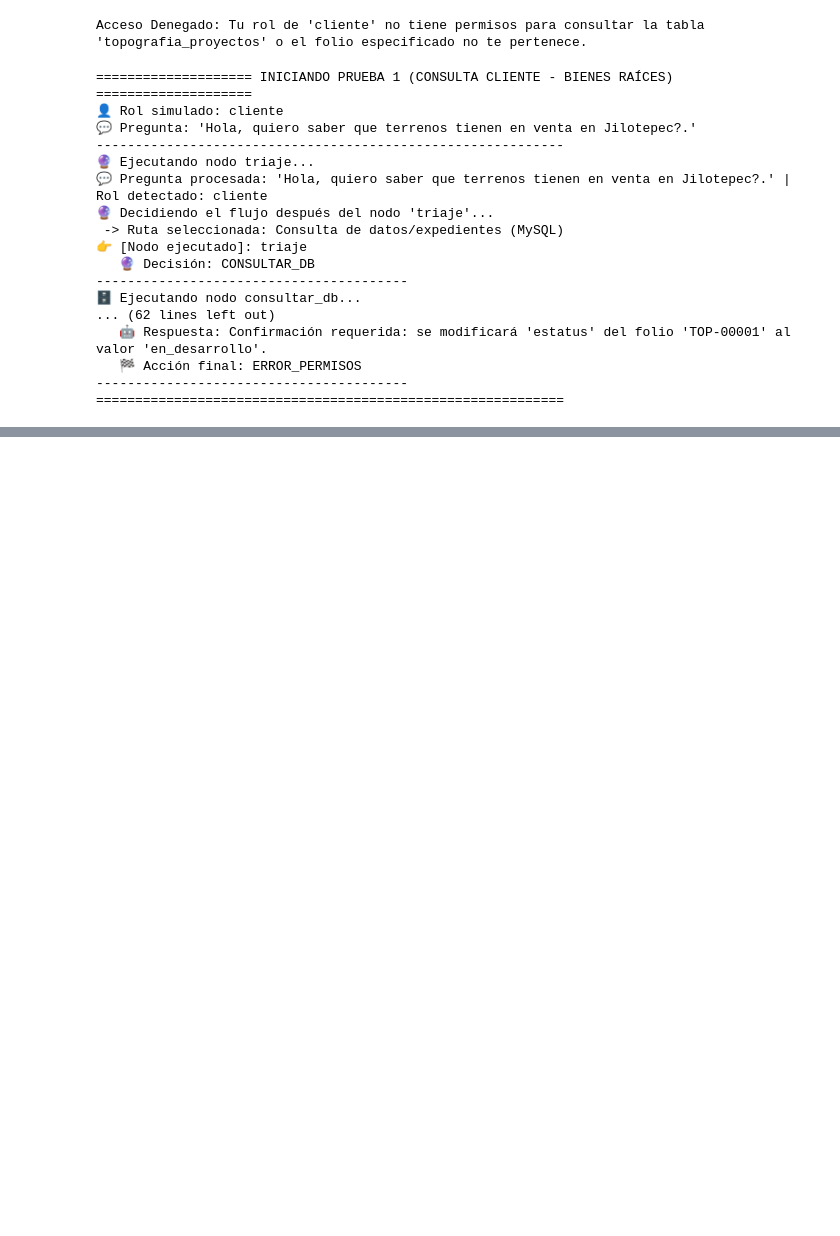
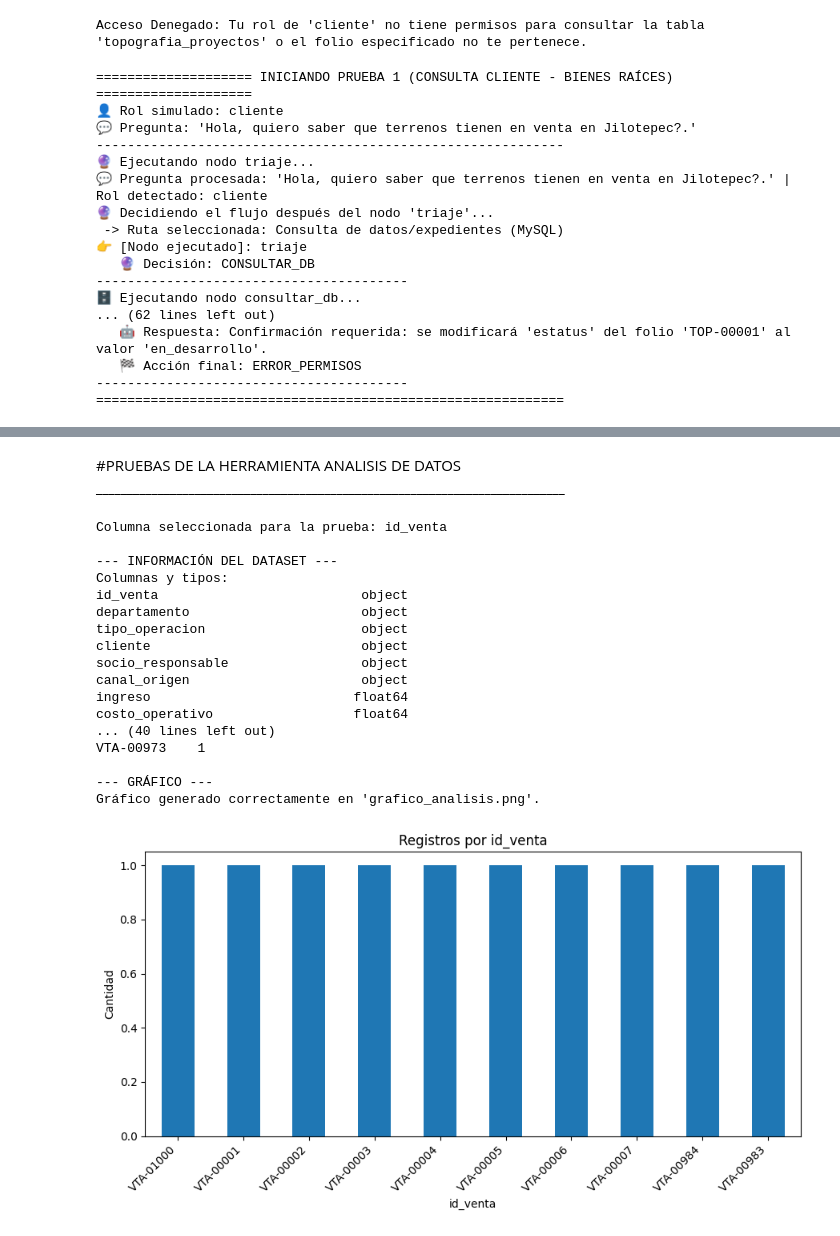
Before and after one commit to imannolM/agente-topo, a Jupyter notebook: agente_topo.ipynb, the cells around one changed output, grey strips where cells are left out. Drawn from its saved outputs; the diff is of its cells as text; code cells hidden in the pictures; blank space fills up the shorter version.

```diff
--- a/agente_topo.ipynb
+++ b/agente_topo.ipynb
@@ -1328,0 +1371,78 @@ print(cursor.fetchall())
+# %% [markdown]
+#PRUEBAS DE LA HERRAMIENTA ANALISIS DE DATOS
+**____________________________________________________________________________**
+# %%
+from IPython.display import display, Image
+
+# 1. Carga una tabla permitida y crea las herramientas seguras.
+df_prueba = extraer_df_desde_mysql("ventas_analitica")
+herramientas_prueba = crear_herramientas_analisis(df_prueba)
+
+# 2. Selecciona una columna automáticamente.
+columnas_categoricas = df_prueba.select_dtypes(
+    include=["object", "category"]
+).columns.tolist()
+
+columnas_numericas = df_prueba.select_dtypes(
+    include="number"
+).columns.tolist()
+
+if columnas_categoricas:
+    columna_prueba = columnas_categoricas[0]
+elif columnas_numericas:
+    columna_prueba = columnas_numericas[0]
+else:
+    raise ValueError("No hay columnas disponibles para generar una prueba.")
+
+print(f"Columna seleccionada para la prueba: {columna_prueba}")
+
+# 3. Recupera cada herramienta por nombre.
+info_tool = next(
+    herramienta
+    for herramienta in herramientas_prueba
+    if herramienta.name == "informacion_dataset"
+)
+
+conteo_tool = next(
+    herramienta
+    for herramienta in herramientas_prueba
+    if herramienta.name == "conteo_por_categoria"
+)
+
+grafico_tool = next(
+    herramienta
+    for herramienta in herramientas_prueba
+    if herramienta.name == "generar_grafico"
+)
+
+# 4. Prueba información y conteo.
+print("\n--- INFORMACIÓN DEL DATASET ---")
+print(info_tool.invoke({}))
+
+print("\n--- CONTEO / RESULTADO POR COLUMNA ---")
+print(conteo_tool.invoke({"columna": columna_prueba}))
+
+# 5. Genera y muestra el gráfico.
+print("\n--- GRÁFICO ---")
+print(grafico_tool.invoke({"columna": columna_prueba}))
+
+display(Image(filename="grafico_analisis.png"))
+# %% [output]
+Columna seleccionada para la prueba: id_venta
+
+--- INFORMACIÓN DEL DATASET ---
+Columnas y tipos:
+id_venta                          object
+departamento                      object
+tipo_operacion                    object
+cliente                           object
+socio_responsable                 object
+canal_origen                      object
+ingreso                          float64
+costo_operativo                  float64
+... (40 lines left out)
+VTA-00973    1
+
+--- GRÁFICO ---
+Gráfico generado correctamente en 'grafico_analisis.png'.
+[figure, added]
```
Also changed, not shown: parts of 12 cells of this notebook.
